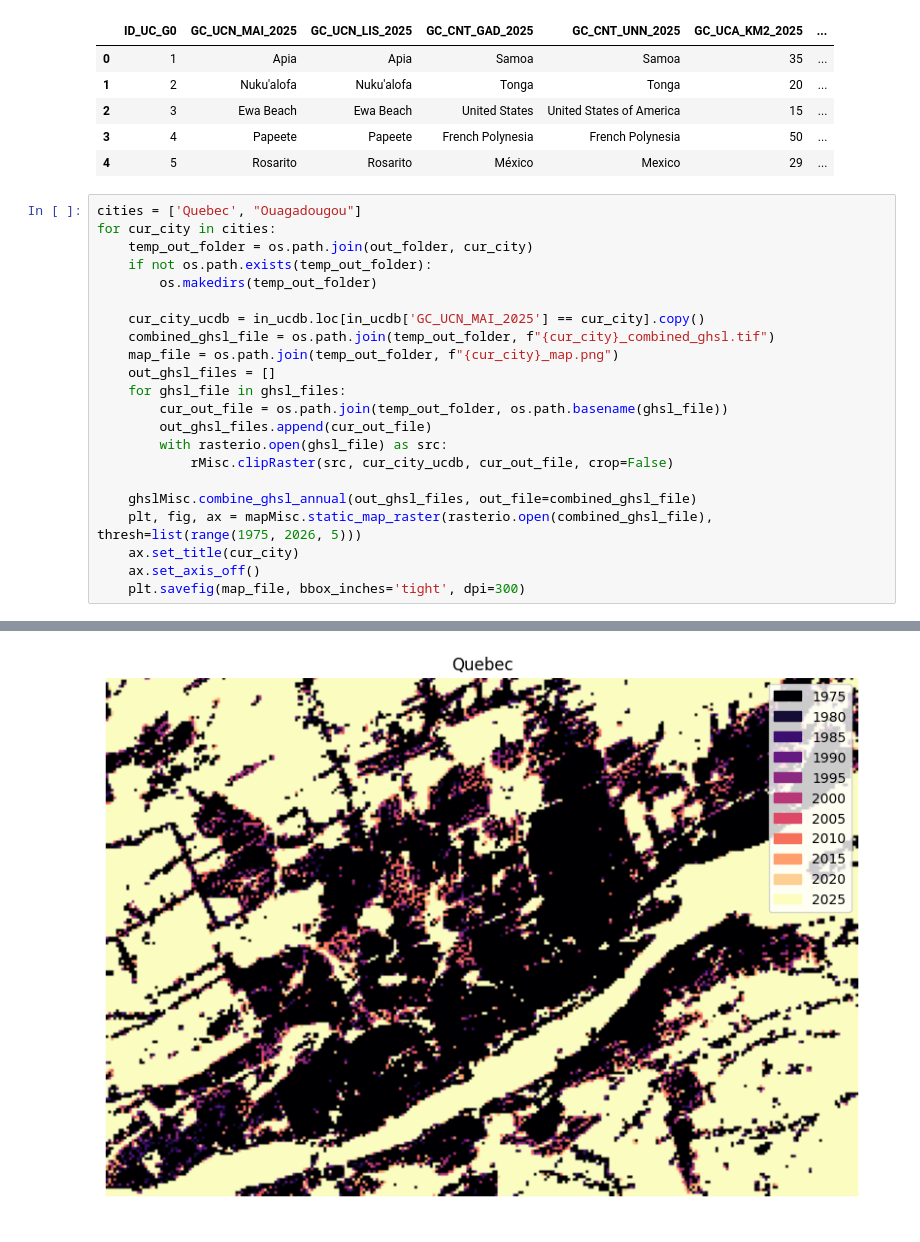
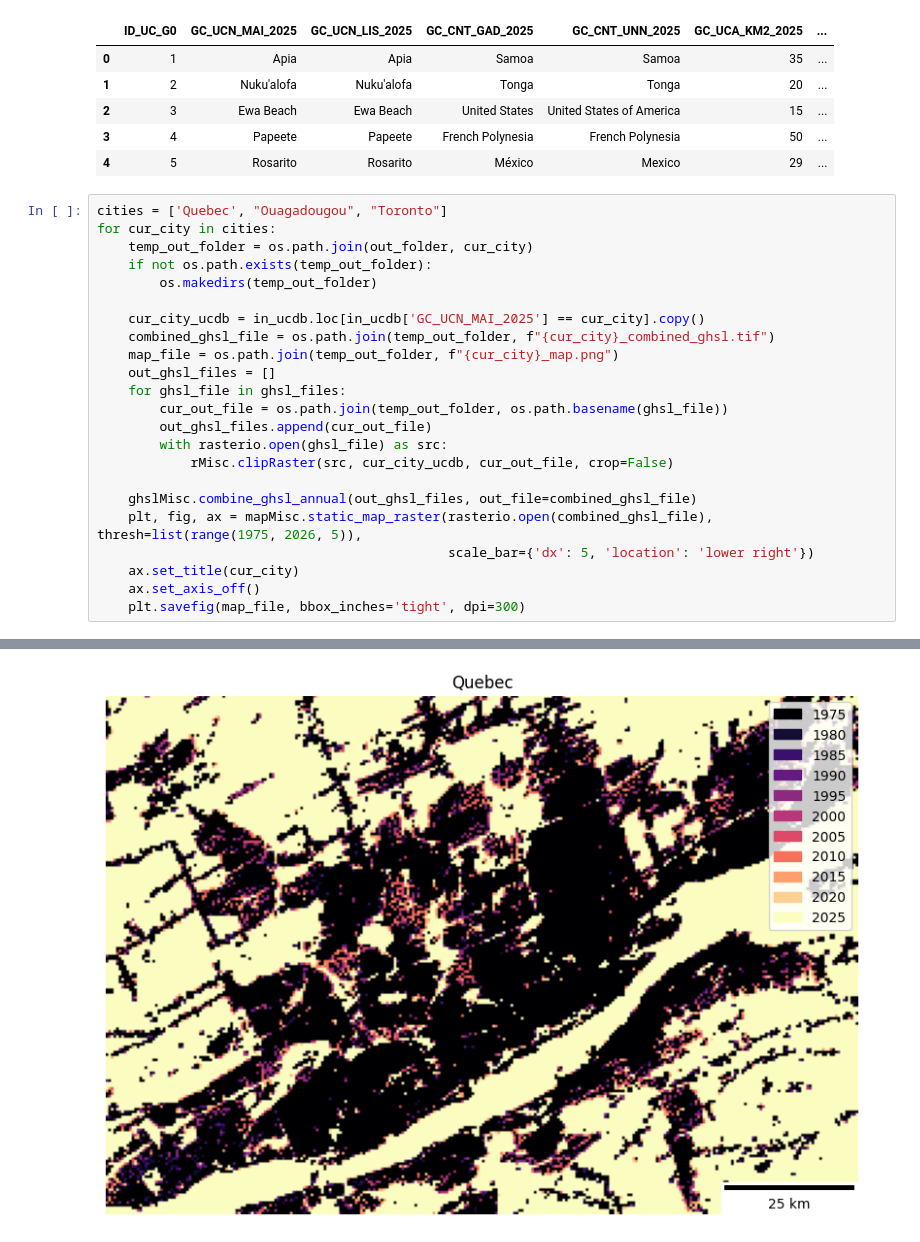
Before and after one commit to worldbank/GOSTrocks, a Jupyter notebook: notebooks/GHSL_map_exploration.ipynb, the cells around one changed output, grey strips where cells are left out. Saved outputs shown, nothing was run; the diff lists cells and outputs as text.

```diff
--- a/notebooks/GHSL_map_exploration.ipynb
+++ b/notebooks/GHSL_map_exploration.ipynb
@@ -40,7 +40,7 @@ in_ucdb.head()
 | 3 | 4 | Papeete | Papeete | French Polynesia | French Polynesia | 50 | ... |
 | 4 | 5 | Rosarito | Rosarito | México | Mexico | 29 | ... |
 # %%
-cities = ['Quebec', "Ouagadougou"]
+cities = ['Quebec', "Ouagadougou", "Toronto"]
 for cur_city in cities:
     temp_out_folder = os.path.join(out_folder, cur_city)
     if not os.path.exists(temp_out_folder):
@@ -57,7 +57,8 @@ for cur_city in cities:
             rMisc.clipRaster(src, cur_city_ucdb, cur_out_file, crop=False)
 
     ghslMisc.combine_ghsl_annual(out_ghsl_files, out_file=combined_ghsl_file)
-    plt, fig, ax = mapMisc.static_map_raster(rasterio.open(combined_ghsl_file), thresh=list(range(1975, 2026, 5)))
+    plt, fig, ax = mapMisc.static_map_raster(rasterio.open(combined_ghsl_file), thresh=list(range(1975, 2026, 5)),
+                                             scale_bar={'dx': 5, 'location': 'lower right'})
     ax.set_title(cur_city)
     ax.set_axis_off()
     plt.savefig(map_file, bbox_inches='tight', dpi=300)
@@ -87 +99 @@ for cur_city in cities:
-[figure, old version]
+[figure, new version]
```
Also changed, not shown: parts of 3 cells of this notebook, 6 other files.
